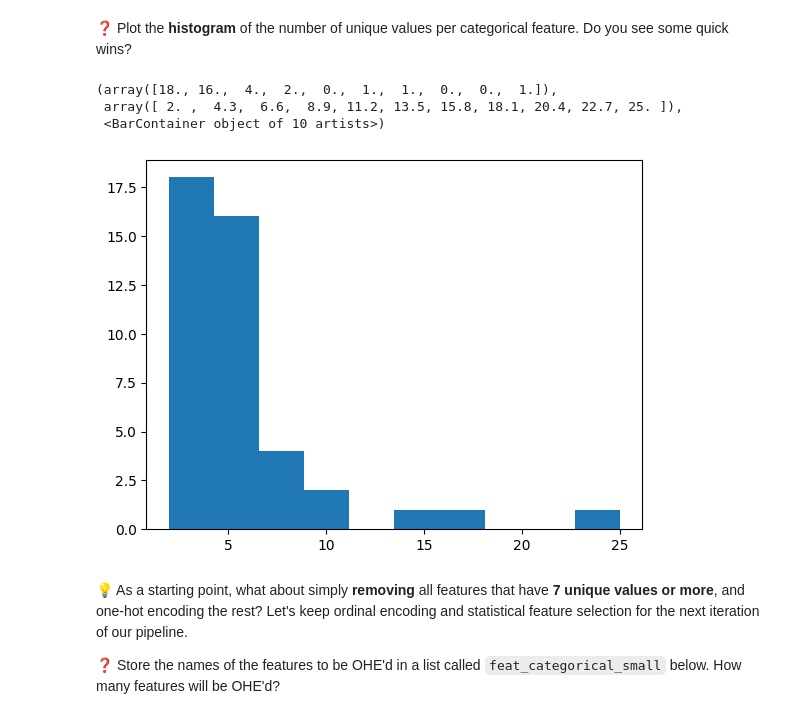
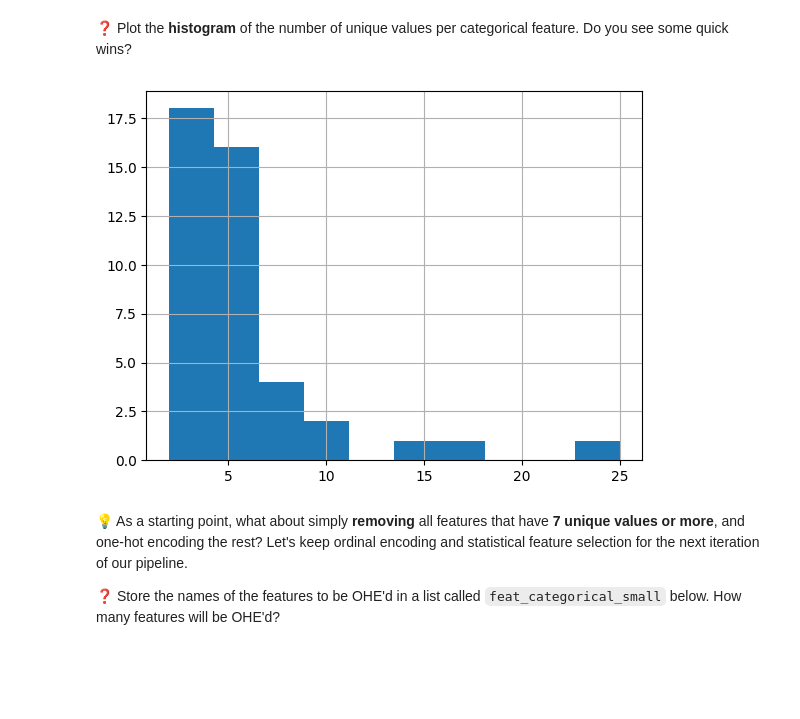
Before and after one commit to ParissaPeimaniyfard/data-houses-kaggle-competition, a Jupyter notebook: houses_kaggle_competition.ipynb, the cells around one changed output. Cells and saved outputs as stored; diff of their text form; code cells hidden in the pictures; blank space fills up the shorter version.

```diff
--- a/houses_kaggle_competition.ipynb
+++ b/houses_kaggle_competition.ipynb
@@ -129,0 +79,4 @@ memory usage: 923.9+ KB
+# %%
+# You can use this direct download link if you don't want to create a Kaggle account
+data = pd.read_csv('https://wagon-public-datasets.s3.amazonaws.com/houses_train_raw.csv', index_col='Id')
+data
@@ -129,0 +98,5 @@ memory usage: 923.9+ KB
+# %%
+X = data.drop(columns=['SalePrice'])
+y = data.SalePrice
+
+X.shape, y.shape
@@ -166,0 +122,2 @@ total_unique_cat
+# %%
+feat_categorical_nunique = X.select_dtypes(include='object').nunique()
@@ -176,12 +134,9 @@ df.rename(columns={ 0:'unique_value'}, inplace=True)
 # %% [markdown]
 ❓ Plot the **histogram** of the number of unique values per categorical feature. Do you see some quick wins?
-# %%
-plt.hist(feat_categorical_nunique)
-# %% [output]
-(array([18., 16.,  4.,  2.,  0.,  1.,  1.,  0.,  0.,  1.]),
- array([ 2. ,  4.3,  6.6,  8.9, 11.2, 13.5, 15.8, 18.1, 20.4, 22.7, 25. ]),
- <BarContainer object of 10 artists>)
-[figure, removed]
+# %%
+feat_categorical_nunique.hist();
+# %% [output]
+[figure, added]
 # %% [markdown]
 💡 As a starting point, what about simply **removing** all features that have **7 unique values or more**, and one-hot encoding the rest? Let's keep ordinal encoding and statistical feature selection for the next iteration of our pipeline.
 
```
Also changed, not shown: parts of 115 cells of this notebook.
